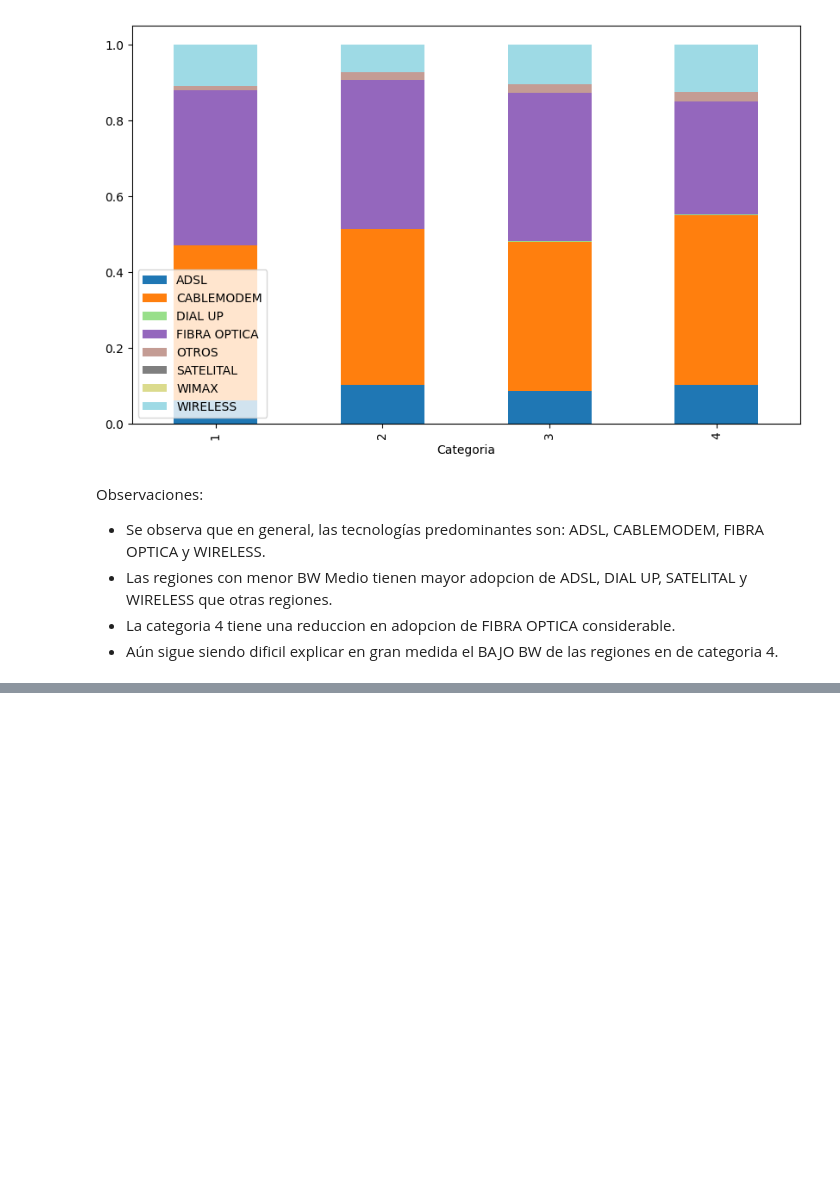
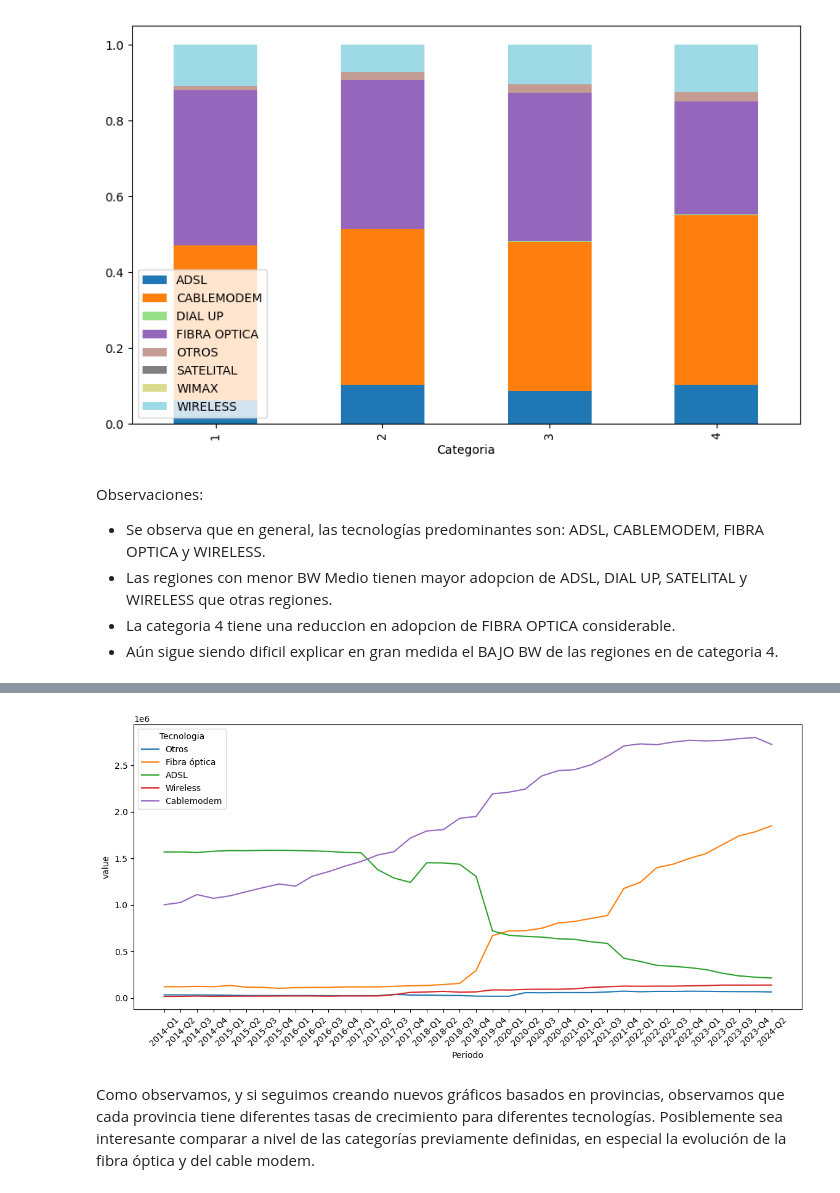
Before and after one commit to SDCaFlo/HenryDataAnalytics, a Jupyter notebook: EDA.ipynb, the cells around one changed output, grey strips where cells are left out. Drawn from its saved outputs; the diff is of its cells as text; code cells hidden in the pictures; blank space fills up the shorter version.

```diff
--- a/EDA.ipynb
+++ b/EDA.ipynb
@@ -1160,0 +1431,21 @@ Observaciones:
+# %%
+# Repetimos para otra provincia: BUENOS AIRES
+# filtro
+provincia = "BUENOS AIRES"
+mask = accesos_por_tecnologia_bw["Provincia"] == provincia
+graph_data = accesos_por_tecnologia_bw[mask].drop(columns=["Año", "Trimestre", "Provincia", "Categoria"])
+
+#TRansofmración para graficar correctamente. Aplicamos .melt()
+graph_data_melted = graph_data.melt(id_vars=["Periodo", ], value_vars=["ADSL", "Cablemodem", "Fibra óptica", "Wireless", "Otros"], var_name="Tecnologia").sort_values(by="Periodo")
+
+#script gráfico
+plt.figure(figsize=(14,6))
+sns.lineplot(data = graph_data_melted, x="Periodo", y="value", hue="Tecnologia")
+
+plt.xticks(rotation= 45)
+plt.show()
+# %% [output]
+[figure, added]
+# %% [markdown]
+Como observamos, y si seguimos creando nuevos gráficos basados en provincias, observamos que cada provincia tiene diferentes tasas de crecimiento para diferentes tecnologías.
+Posiblemente sea interesante comparar a nivel de las categorías previamente definidas, en especial la evolución de la fibra óptica y del cable modem.
```
Also changed, not shown: parts of 44 cells of this notebook, 3 other files.
